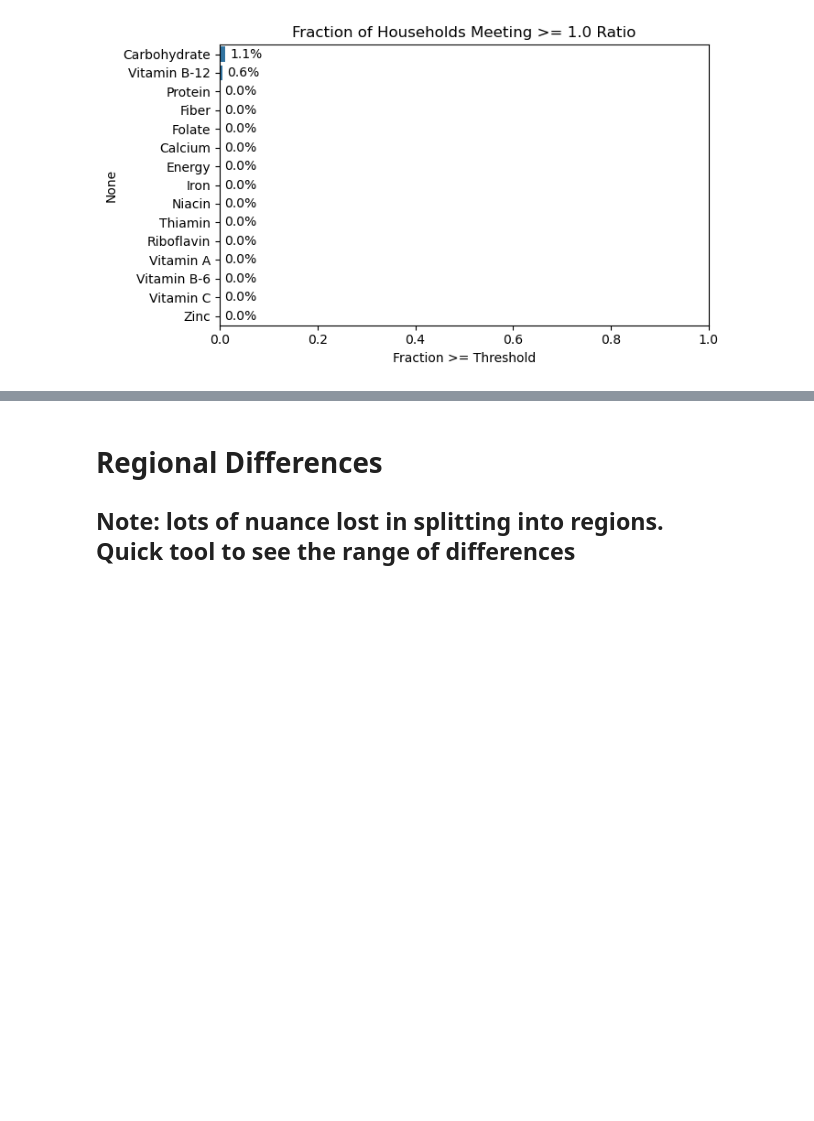
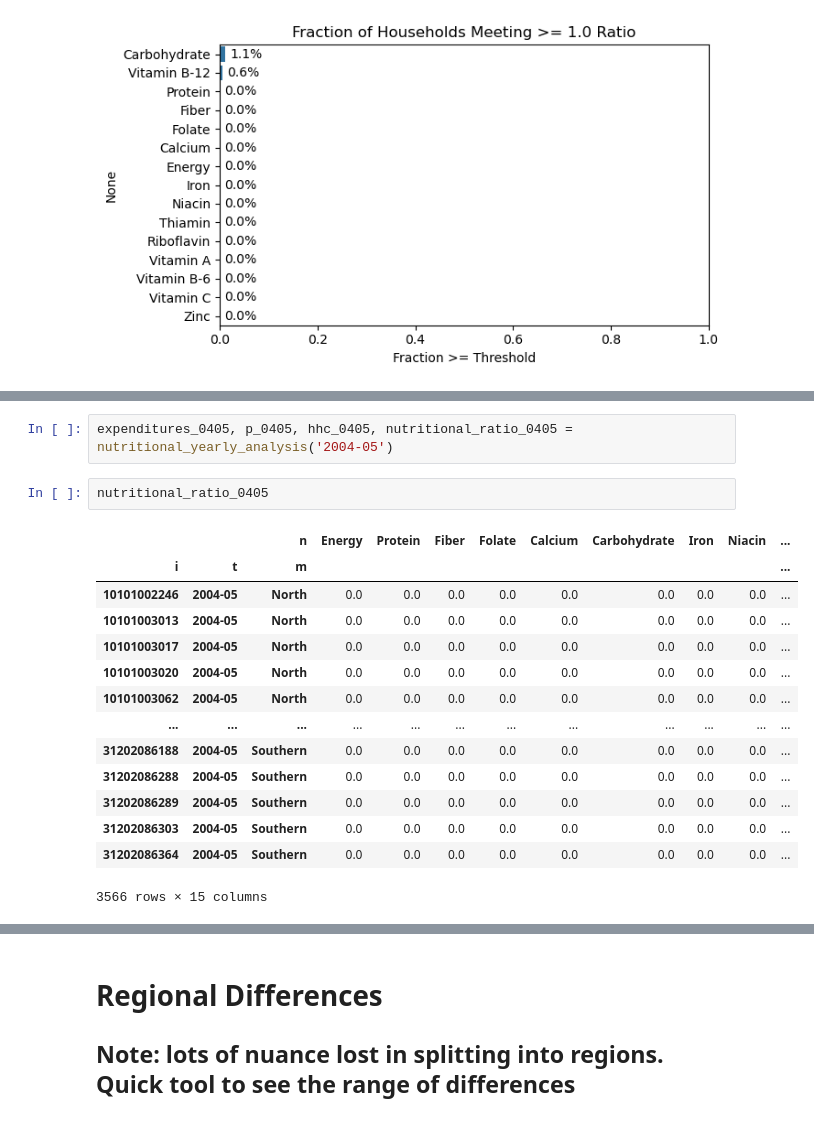
Before and after one commit to reilyfairchild/EEP153-Proj-4, a Jupyter notebook: Malawi_Analysis.ipynb, the cells around one changed output, grey strips where cells are left out. Cells and saved outputs as stored; diff of their text form; blank space fills up the shorter version.

```diff
--- a/Malawi_Analysis.ipynb
+++ b/Malawi_Analysis.ipynb
@@ -1506,0 +1732,19 @@ TypeError: filter_households() missing 1 required positional argument: 'xhat'
+# %%
+expenditures_0405, p_0405, hhc_0405, nutritional_ratio_0405 = nutritional_yearly_analysis('2004-05')
+# %%
+nutritional_ratio_0405
+# %% [output]
+|  |  | n | Energy | Protein | Fiber | Folate | Calcium | Carbohydrate | Iron | Niacin | ... |
+| i | t | m |  |  |  |  |  |  |  |  | ... |
+| 10101002246 | 2004-05 | North | 0.0 | 0.0 | 0.0 | 0.0 | 0.0 | 0.0 | 0.0 | 0.0 | ... |
+| 10101003013 | 2004-05 | North | 0.0 | 0.0 | 0.0 | 0.0 | 0.0 | 0.0 | 0.0 | 0.0 | ... |
+| 10101003017 | 2004-05 | North | 0.0 | 0.0 | 0.0 | 0.0 | 0.0 | 0.0 | 0.0 | 0.0 | ... |
+| 10101003020 | 2004-05 | North | 0.0 | 0.0 | 0.0 | 0.0 | 0.0 | 0.0 | 0.0 | 0.0 | ... |
+| 10101003062 | 2004-05 | North | 0.0 | 0.0 | 0.0 | 0.0 | 0.0 | 0.0 | 0.0 | 0.0 | ... |
+| ... | ... | ... | ... | ... | ... | ... | ... | ... | ... | ... | ... |
+| 31202086188 | 2004-05 | Southern | 0.0 | 0.0 | 0.0 | 0.0 | 0.0 | 0.0 | 0.0 | 0.0 | ... |
+| 31202086288 | 2004-05 | Southern | 0.0 | 0.0 | 0.0 | 0.0 | 0.0 | 0.0 | 0.0 | 0.0 | ... |
+| 31202086289 | 2004-05 | Southern | 0.0 | 0.0 | 0.0 | 0.0 | 0.0 | 0.0 | 0.0 | 0.0 | ... |
+| 31202086303 | 2004-05 | Southern | 0.0 | 0.0 | 0.0 | 0.0 | 0.0 | 0.0 | 0.0 | 0.0 | ... |
+| 31202086364 | 2004-05 | Southern | 0.0 | 0.0 | 0.0 | 0.0 | 0.0 | 0.0 | 0.0 | 0.0 | ... |
+3566 rows × 15 columns
```
Also changed, not shown: parts of 18 cells of this notebook, 2 other files.
